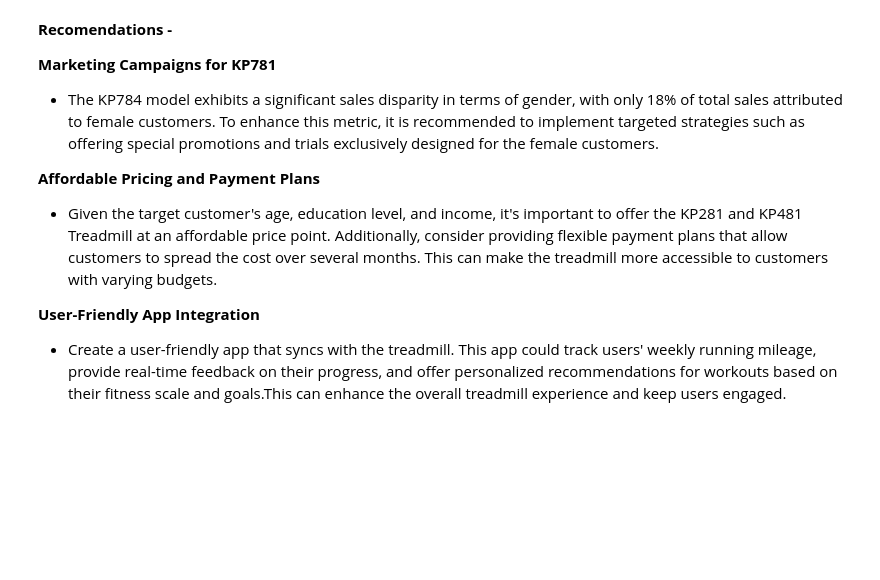
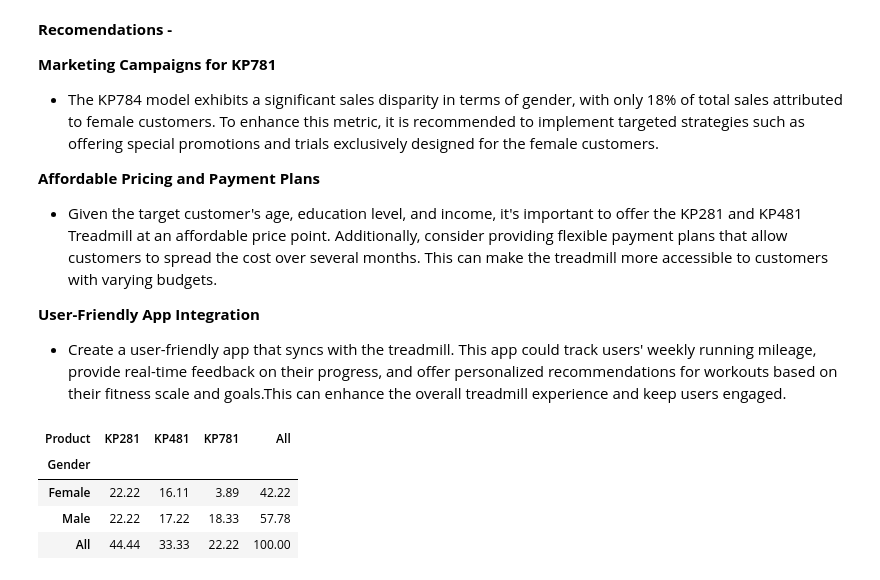
Before and after one commit to KSrimanNarayana/Product_Inventory-and-Consumer-Demographics_Analysis-Descriptive_Statistics_and_Probability, a Jupyter notebook: Aerofit_Treadmil_BCS.ipynb, the cells around one changed output. Cells and saved outputs as stored; diff of their text form; code cells hidden in the pictures; blank space fills up the shorter version.

```diff
--- a/Aerofit_Treadmil_BCS.ipynb
+++ b/Aerofit_Treadmil_BCS.ipynb
@@ -1728,3 +1728,13 @@ Based on above analysis
 **User-Friendly App Integration**
 
 - Create a user-friendly app that syncs with the treadmill. This app could track users' weekly running mileage, provide real-time feedback on their progress, and offer personalized recommendations for workouts based on their fitness scale and goals.This  can enhance the overall treadmill experience and keep users engaged.
+# %%
+#@title Joint Probability of Gender and Products
+#when normalise is True it is not conditional Probability -it is joint probability
+np.round(pd.crosstab(index=aerofit['Gender'],columns=aerofit['Product'],margins=True,normalize = True)*100,2)
+# %% [output]
+| Product | KP281 | KP481 | KP781 | All |
+| Gender |  |  |  |  |
+| Female | 22.22 | 16.11 | 3.89 | 42.22 |
+| Male | 22.22 | 17.22 | 18.33 | 57.78 |
+| All | 44.44 | 33.33 | 22.22 | 100.00 |
```
Also changed, not shown: parts of 4 cells of this notebook.
